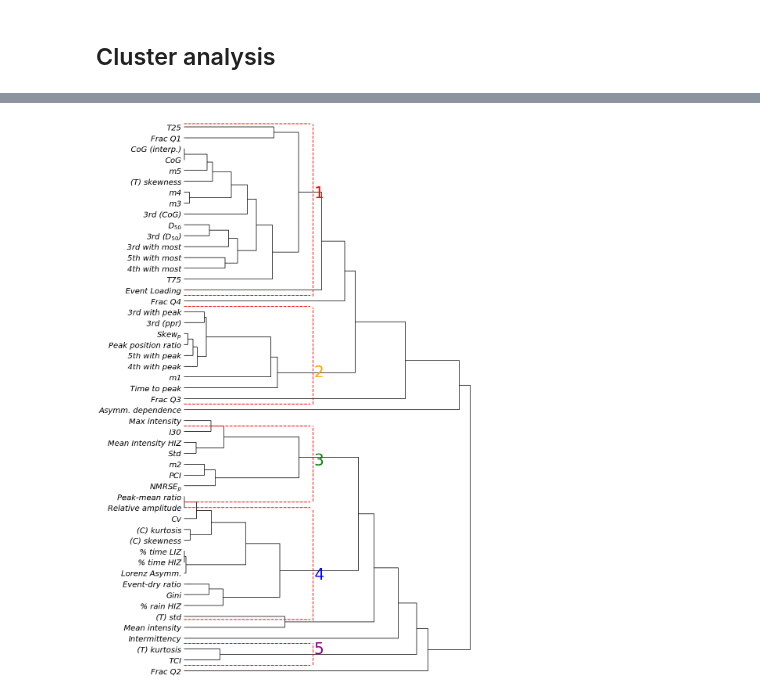
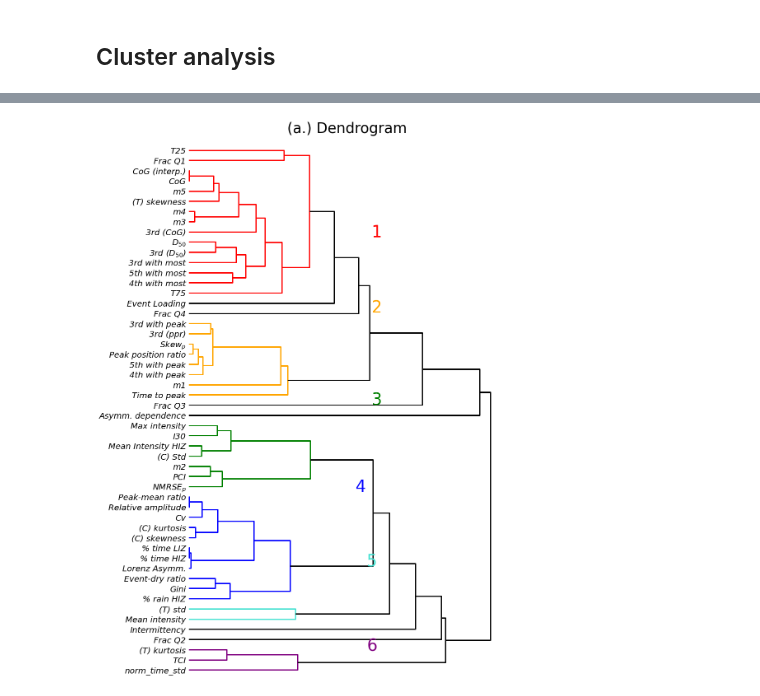
Before and after one commit to masher92/MetricEvaluation, a Jupyter notebook: ClusterAnalysis/AnalyseResults_MetricCrossover.ipynb, the cells around one changed output, grey strips where cells are left out. Drawn from its saved outputs; the diff is of its cells as text; code cells hidden in the pictures.

Commit message:
clustering

```diff
--- a/ClusterAnalysis/AnalyseResults_MetricCrossover.ipynb
+++ b/ClusterAnalysis/AnalyseResults_MetricCrossover.ipynb
@@ -33,9 +33,7 @@ all_events_5mins.columns = column_names
 # %% [markdown]
 ### Remove columns we're not interested in (rn)
 # %%
-cols_to_delete = ['relative_amp_scaled',  'peak_mean_ratio_scaled', 'total_precip', 'duration', 'event_num', 'BSC_Index',
-    'm1', 'm2',  'm3', 'm4', 'm5', 'T50','min_intensity']
-
+cols_to_delete = ['duration',  'total_precip', 'mean intensity']
 for col in cols_to_delete:
     del all_events_5mins[col]
 # %%
@@ -144,6 +128,8 @@ metric_type_df.fillna('Categorical', inplace=True)
 # %%
-# Build color lookup from metric name → type color
+matplotlib.rcParams['lines.linewidth'] =3
 type_lookup = dict(zip(all_metric_names, metric_type_df['type_2']))
+
+set_link_color_palette(['purple', 'turquoise', 'blue', 'green', 'orange','red'])
 
 # 1 - absolute correlation → distance
 corr = data_for_clustering.T.corr().abs()
@@ -153,59 +139,76 @@ dist_condensed = squareform(dist.values)  # convert to condensed form for linkag
 Z = linkage(dist_condensed, method='average')  # or 'complete', 'single', etc.
 n_clusters = 12
 threshold = Z[-(n_clusters - 1), 2]
 fig, ax = plt.subplots(figsize=(14, 20))
-ddata = dendrogram(Z, labels=data_for_clustering.index,leaf_rotation=0, leaf_font_size=20,  orientation='right',   ax=ax,
-                   color_threshold=0, above_threshold_color='black')
+ddata = dendrogram(
+    Z,
+    labels=data_for_clustering.index,
+    leaf_rotation=0,
+    leaf_font_size=20,
+    orientation='right',
+    ax=ax,
+    color_threshold=threshold,  # Use this instead of 0
+    above_threshold_color='black')
 
-for cut in [0.42]:
-    plt.axvline(cut, color='red', linewidth=2, ymin=0.685, ymax=0.995, linestyle='dashed',zorder=5)
-for cut in [350, 508]:
-    plt.axhline(cut, color='red', linewidth=2, zorder=5, xmin=0, linestyle='dashed',xmax=0.42)
-ax.text(0.44, 440, '1', horizontalalignment='center', color='red', size =40)
 
-for cut in [0.42]:
-    plt.axvline(cut, color='red', linewidth=2, linestyle='dashed',ymin=0.49, ymax=0.665, zorder=5)
-for cut in [250, 340]:
-    plt.axhline(cut, color='red', linewidth=2, linestyle='dashed',zorder=5, xmin=0, xmax=0.42)
-ax.text(0.44, 275, '2', horizontalalignment='center', color='orange', size =40)
+# for cut in [0.42]:
+#     plt.axvline(cut, color='red', linewidth=2, ymin=0.71, ymax=0.995, linestyle='dashed',zorder=5)
+# for cut in [360, 508]:
+#     plt.axhline(cut, color='red', linewidth=2, zorder=5, xmin=0, linestyle='dashed',xmax=0.42)
+ax.text(0.58, 430, '1', horizontalalignment='center', color='red', size =40)
 
-for cut in [0.42]:
-    plt.axvline(cut, color='red', linewidth=2, linestyle='dashed',ymin=0.315, ymax=0.452, zorder=5)
-for cut in [160, 230]:
-    plt.axhline(cut, color='red', linewidth=2, linestyle='dashed',zorder=5, xmin=0, xmax=0.42)
-ax.text(0.44, 194, '3', horizontalalignment='center', color='green', size =40)
+# for cut in [0.42]:
+#     plt.axvline(cut, color='red', linewidth=2, linestyle='dashed',ymin=0.51, ymax=0.665, zorder=5)
+# for cut in [259, 340]:
+#     plt.axhline(cut, color='red', linewidth=2, linestyle='dashed',zorder=5, xmin=0, xmax=0.42)
+ax.text(0.58, 356, '2', horizontalalignment='center', color='orange', size =40)
 
-for cut in [0.42]:
-    plt.axvline(cut, color='red', linewidth=2, linestyle='dashed',ymin=0.10, ymax=0.302, zorder=5)
-for cut in [52, 155]:
-    plt.axhline(cut, color='red', linewidth=2, linestyle='dashed',zorder=5, xmin=0, xmax=0.42)
-ax.text(0.44, 89, '4', horizontalalignment='center', color='blue', size =40)
+# for cut in [0.42]:
+#     plt.axvline(cut, color='red', linewidth=2, linestyle='dashed',ymin=0.335, ymax=0.47, zorder=5)
+# for cut in [172, 240]:
+#     plt.axhline(cut, color='red', linewidth=2, linestyle='dashed',zorder=5, xmin=0, xmax=0.42)
+ax.text(0.58, 265, '3', horizontalalignment='center', color='green', size =40)
 
-for cut in [0.42]:
-    plt.axvline(cut, color='red', linewidth=2, linestyle='dashed',ymin=0.02, ymax=0.06, zorder=5)
-for cut in [10, 30]:
-    plt.axhline(cut, color='red', linewidth=2, linestyle='dashed',zorder=5, xmin=0, xmax=0.42)
-ax.text(0.44, 21, '5', horizontalalignment='center', color='purple', size =40)
+# for cut in [0.42]:
+#     plt.axvline(cut, color='red', linewidth=2, linestyle='dashed',ymin=0.118, ymax=0.325, zorder=5)
+# for cut in [60, 166]:
+#     plt.axhline(cut, color='red', linewidth=2, linestyle='dashed',zorder=5, xmin=0, xmax=0.42)
+ax.text(0.53, 180, '4', horizontalalignment='center', color='blue', size =40)
+
+# for cut in [0.42]:
+#     plt.axvline(cut, color='red', linewidth=2, linestyle='dashed',ymin=0.08, ymax=0.112, zorder=5)
+# for cut in [40, 57]:
+#     plt.axhline(cut, color='red', linewidth=2, linestyle='dashed',zorder=5, xmin=0, xmax=0.42)
+ax.text(0.565, 107, '5', horizontalalignment='center', color='turquoise', size =40)
+
+# for cut in [0.42]:
+#     plt.axvline(cut, color='red', linewidth=2, linestyle='dashed',ymin=0.02, ymax=0.06, zorder=5)
+# for cut in [10, 30]:
+#     plt.axhline(cut, color='red', linewidth=2, linestyle='dashed',zorder=5, xmin=0, xmax=0.42)
+ax.text(0.565, 24, '6', horizontalalignment='center', color='purple', size =40)
 
 
 # Title, layout
 # ax.set_title(f'Hierarchical Clustering of Rainfall Metrics ({n_clusters} Clusters)', fontsize=16)
 ax = plt.gca()
 
 # Make the tick labels italic
 for label in ax.get_yticklabels():
     label.set_fontstyle('italic')
 
 # Hide all spines (box/frame)
 for spine in ax.spines.values():
     spine.set_visible(False)
 
 # Show only x-axis ticks and labels
 ax.xaxis.set_visible(False)
 ax.yaxis.set_visible(True)  # hides y-axis ticks and labels
 
-plt.tight_layout()
+plt.subplots_adjust(bottom=0.2)  # 20% of the figure height as bottom margin
+
+ax.set_title('(a.) Dendrogram', fontsize=35, pad=30)
+plt.tight_layout(rect=[0, 0.05, 1, 1])
 fig.savefig("../Figures/hierarchical_cluster.png", dpi=300, facecolor='white')
 plt.show()
 # %% [output]
-[figure, old version]
+[figure, new version]
```
Also changed, not shown: parts of 10 cells of this notebook.
